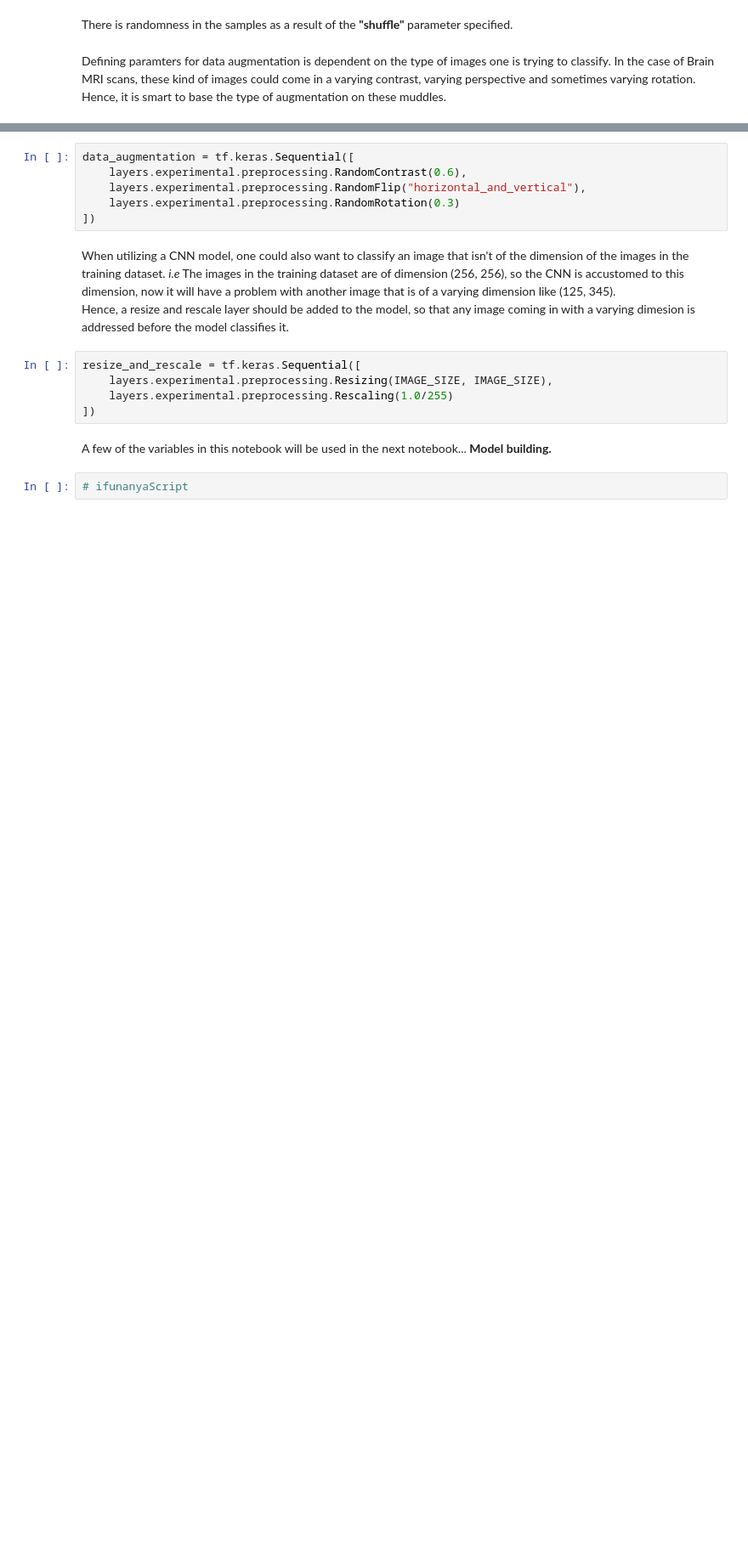
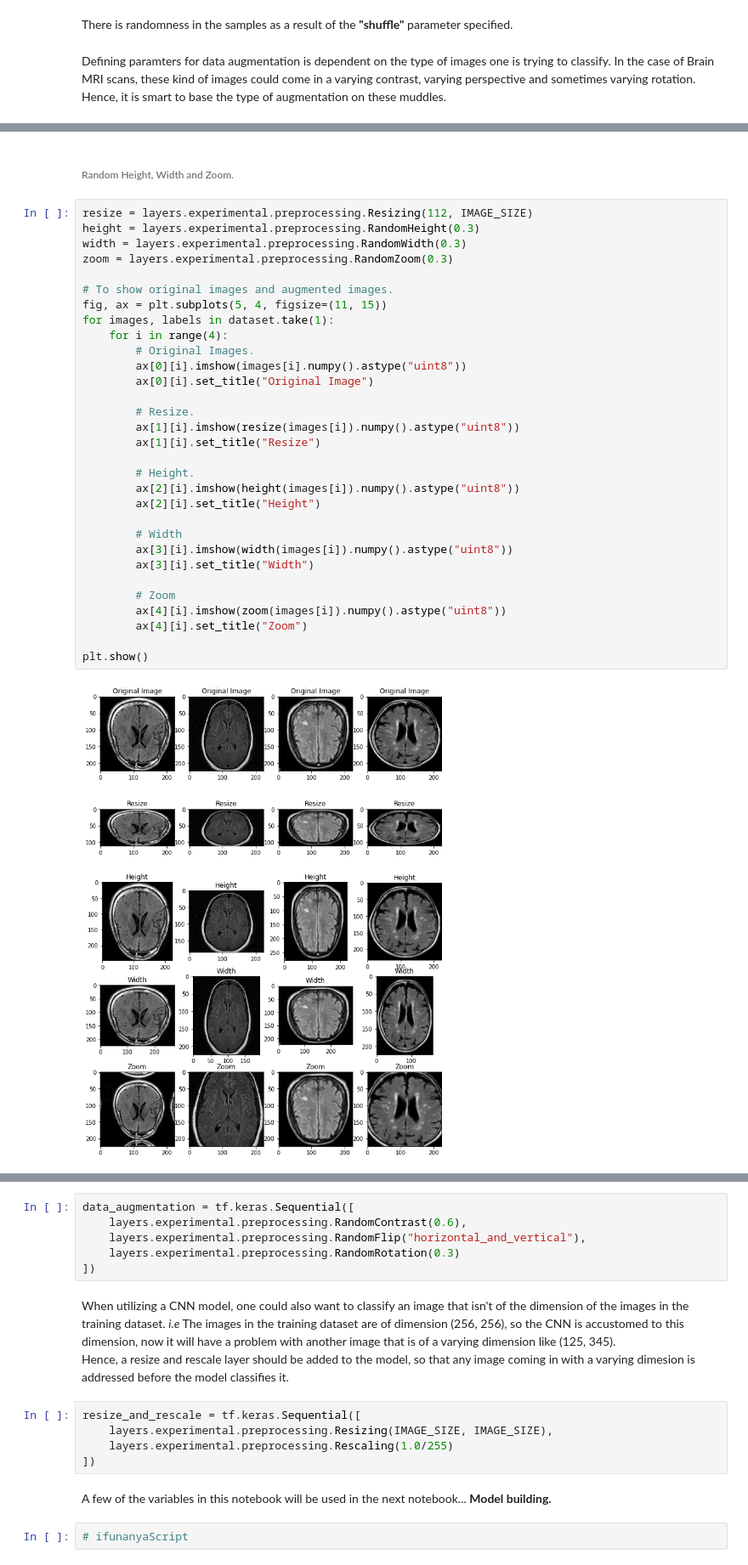
Before and after one commit to ifunanyaScript/Brain-tumour-diagnosis-app, a Jupyter notebook: notebooks/data_augmentation_pipeline.ipynb, the cells around one changed output, grey strips where cells are left out. Shown at 85% size. Cells and saved outputs as stored; diff of their text form; blank space fills up the shorter version.

```diff
--- a/notebooks/data_augmentation_pipeline.ipynb
+++ b/notebooks/data_augmentation_pipeline.ipynb
@@ -79,0 +83,35 @@ plt.show()
+# %% [markdown]
+###### Random Height, Width and Zoom.
+# %%
+resize = layers.experimental.preprocessing.Resizing(112, IMAGE_SIZE)
+height = layers.experimental.preprocessing.RandomHeight(0.3)
+width = layers.experimental.preprocessing.RandomWidth(0.3)
+zoom = layers.experimental.preprocessing.RandomZoom(0.3)
+
+# To show original images and augmented images.
+fig, ax = plt.subplots(5, 4, figsize=(11, 15))
+for images, labels in dataset.take(1):
+    for i in range(4):
+        # Original Images.
+        ax[0][i].imshow(images[i].numpy().astype("uint8"))
+        ax[0][i].set_title("Original Image")
+
+        # Resize.
+        ax[1][i].imshow(resize(images[i]).numpy().astype("uint8"))
+        ax[1][i].set_title("Resize")
+
+        # Height.
+        ax[2][i].imshow(height(images[i]).numpy().astype("uint8"))
+        ax[2][i].set_title("Height")
+
+        # Width
+        ax[3][i].imshow(width(images[i]).numpy().astype("uint8"))
+        ax[3][i].set_title("Width")
+
+        # Zoom
+        ax[4][i].imshow(zoom(images[i]).numpy().astype("uint8"))
+        ax[4][i].set_title("Zoom")
+
+plt.show()
+# %% [output]
+[figure, added]
```
Also changed, not shown: parts of 8 cells of this notebook.
